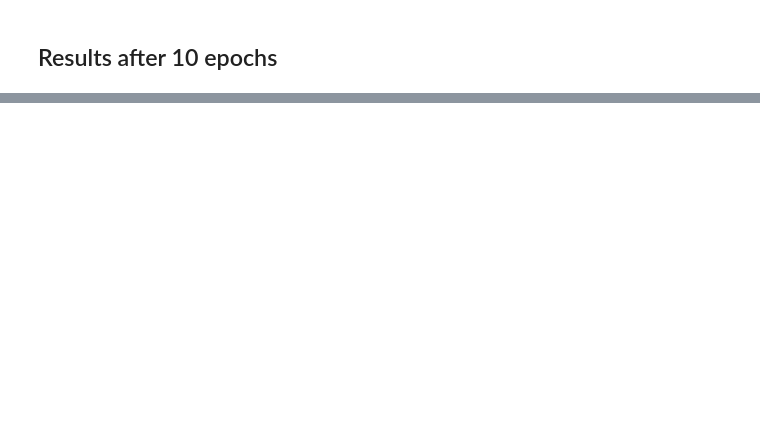
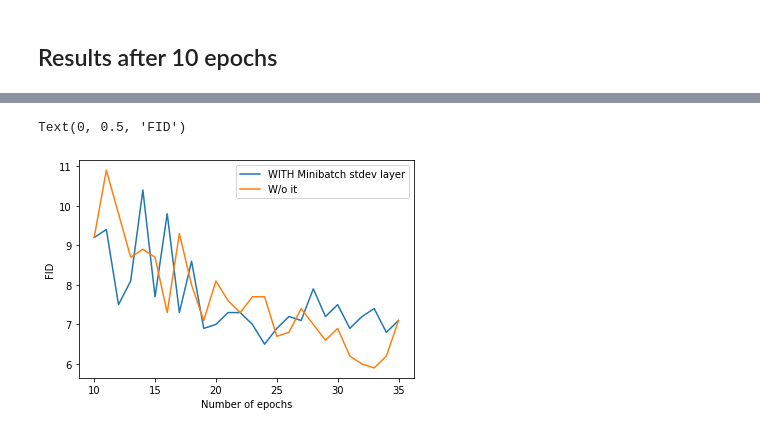
Before and after one commit to davidleonfdez/face2anime, a Jupyter notebook: notebooks/experiments/noise2img-gan.ipynb, the cells around one changed output, grey strips where cells are left out. Drawn from its saved outputs; the diff is of its cells as text; code cells hidden in the pictures; blank space fills up the shorter version.

```diff
--- a/notebooks/experiments/noise2img-gan.ipynb
+++ b/notebooks/experiments/noise2img-gan.ipynb
@@ -3552,0 +3824,11 @@ ax.set_ylabel('FID')
+# %%
+start_ep = 10
+end_ep = min(len(all_fids_tr36b), len(all_fids_tr39))
+minibatchstd_xs = range(start_ep, end_ep)
+sns.lineplot(x=minibatchstd_xs, y=all_fids_tr39[start_ep:end_ep], label='WITH Minibatch stdev layer')
+ax=sns.lineplot(x=minibatchstd_xs, y=all_fids_tr36b[start_ep:end_ep], label='W/o it')
+ax.set_xlabel('Number of epochs')
+ax.set_ylabel('FID')
+# %% [output]
+Text(0, 0.5, 'FID')
+[figure, added]
```
Also changed, not shown: parts of 100 cells of this notebook.
